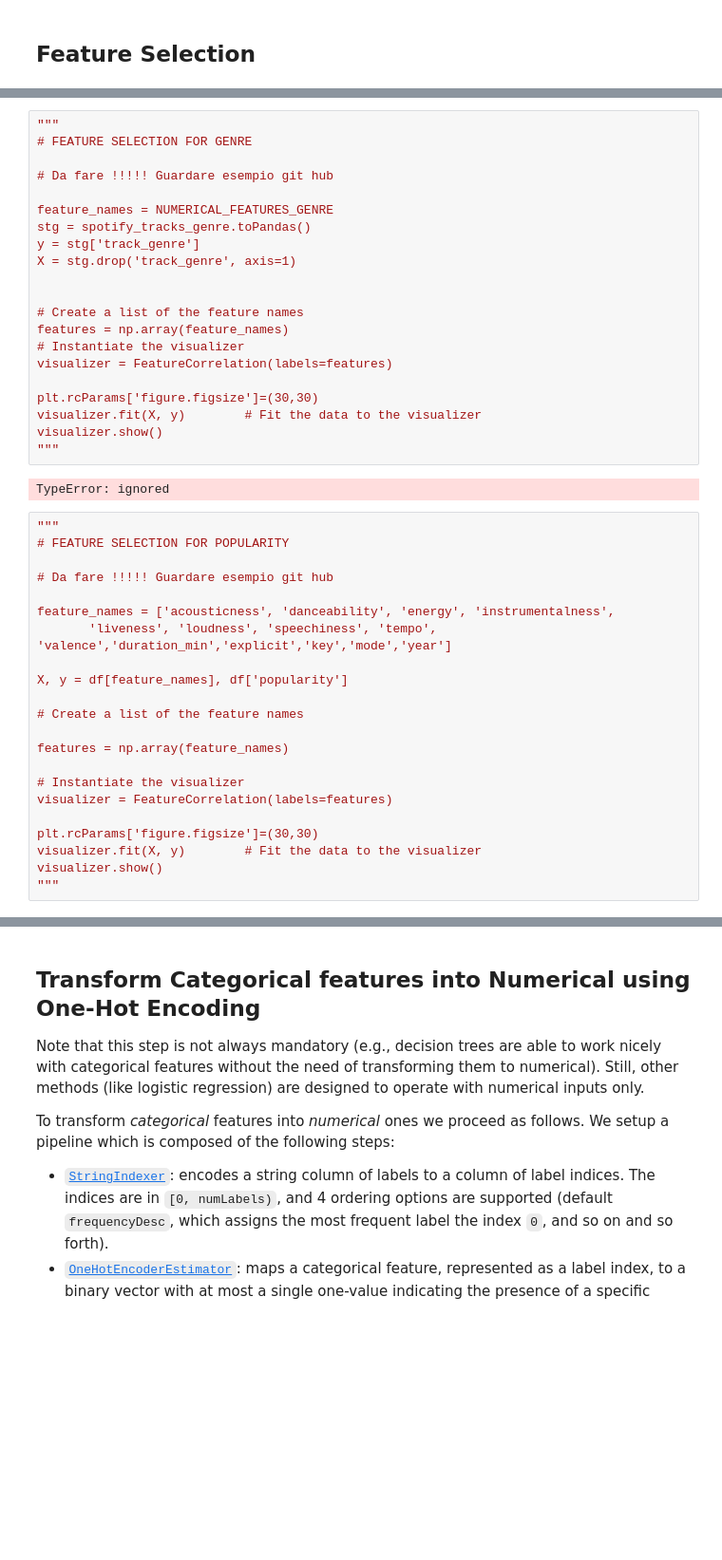
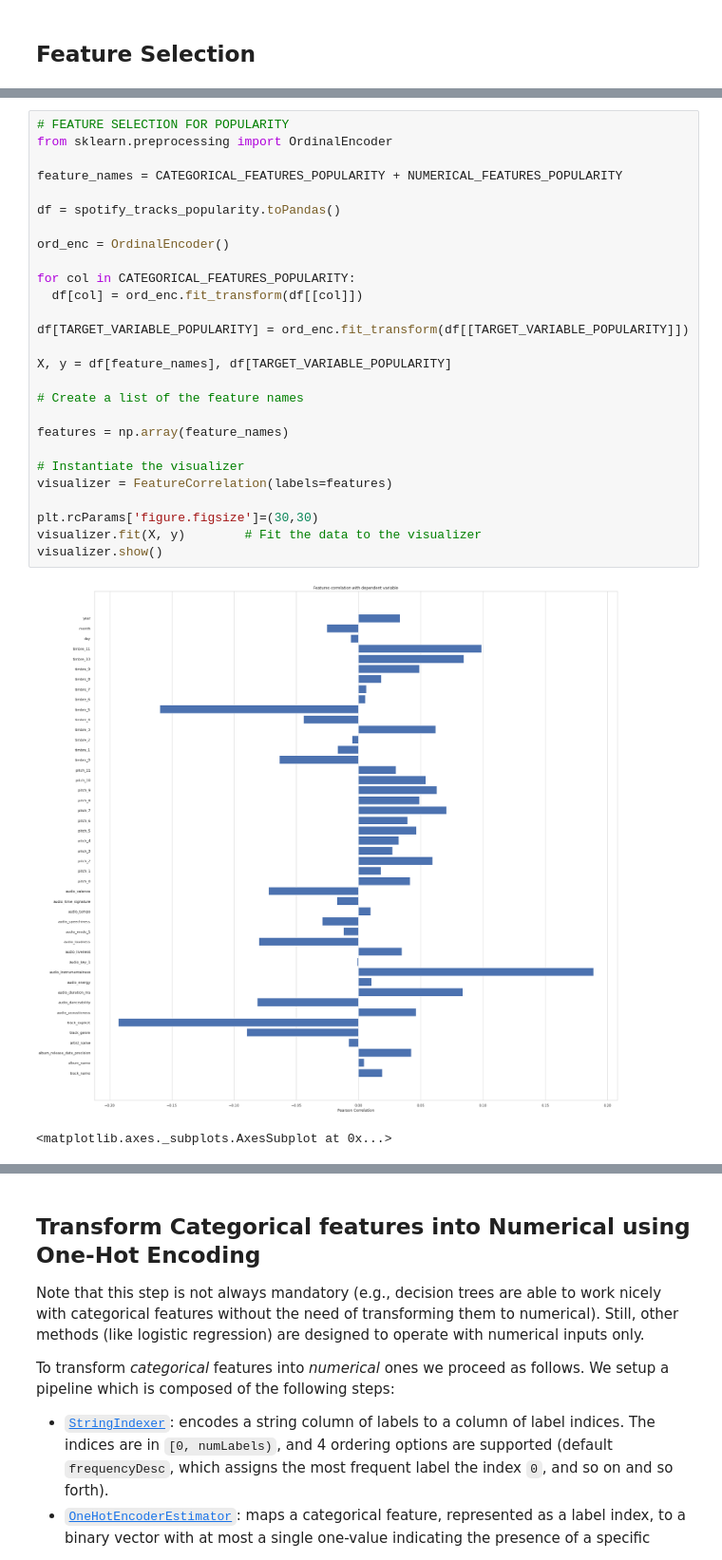
Before and after one commit to AndreaBe99/big-data-project, a Jupyter notebook: spotify_genre_popularity_model_pyspark.ipynb, the cells around one changed output, grey strips where cells are left out. Shown at 95% size. Cells and saved outputs as stored; diff of their text form; blank space fills up the shorter version.

```diff
--- a/spotify_genre_popularity_model_pyspark.ipynb
+++ b/spotify_genre_popularity_model_pyspark.ipynb
@@ -701,45 +752,30 @@ Numerical Genre Dataset:  ['track_explicit', 'audio_acousticness', 'audio_dancea
 # %%
-"""
-# FEATURE SELECTION FOR GENRE
+# FEATURE SELECTION FOR POPULARITY
+from sklearn.preprocessing import OrdinalEncoder
 
-# Da fare !!!!! Guardare esempio git hub
+feature_names = CATEGORICAL_FEATURES_POPULARITY + NUMERICAL_FEATURES_POPULARITY
 
-feature_names = NUMERICAL_FEATURES_GENRE
-stg = spotify_tracks_genre.toPandas()
-y = stg['track_genre']
-X = stg.drop('track_genre', axis=1)
+df = spotify_tracks_popularity.toPandas()
 
+ord_enc = OrdinalEncoder()
+
+for col in CATEGORICAL_FEATURES_POPULARITY:
+  df[col] = ord_enc.fit_transform(df[[col]])
+
+df[TARGET_VARIABLE_POPULARITY] = ord_enc.fit_transform(df[[TARGET_VARIABLE_POPULARITY]])
+
+X, y = df[feature_names], df[TARGET_VARIABLE_POPULARITY]
 
 # Create a list of the feature names
+
 features = np.array(feature_names)
+
 # Instantiate the visualizer
 visualizer = FeatureCorrelation(labels=features)
 
 plt.rcParams['figure.figsize']=(30,30)
 visualizer.fit(X, y)        # Fit the data to the visualizer
 visualizer.show()
-"""
 # %% [output]
+[figure, added]
-TypeError: ignored
+<matplotlib.axes._subplots.AxesSubplot at 0x...>
-# %%
-"""
-# FEATURE SELECTION FOR POPULARITY
-
-# Da fare !!!!! Guardare esempio git hub
-
-feature_names = ['acousticness', 'danceability', 'energy', 'instrumentalness',
-       'liveness', 'loudness', 'speechiness', 'tempo', 'valence','duration_min','explicit','key','mode','year']
-
-X, y = df[feature_names], df['popularity']
-
-# Create a list of the feature names
-
-features = np.array(feature_names)
-
-# Instantiate the visualizer
-visualizer = FeatureCorrelation(labels=features)
-
-plt.rcParams['figure.figsize']=(30,30)
-visualizer.fit(X, y)        # Fit the data to the visualizer
-visualizer.show()
-"""
```
Also changed, not shown: parts of 147 cells of this notebook, 4 other files.
